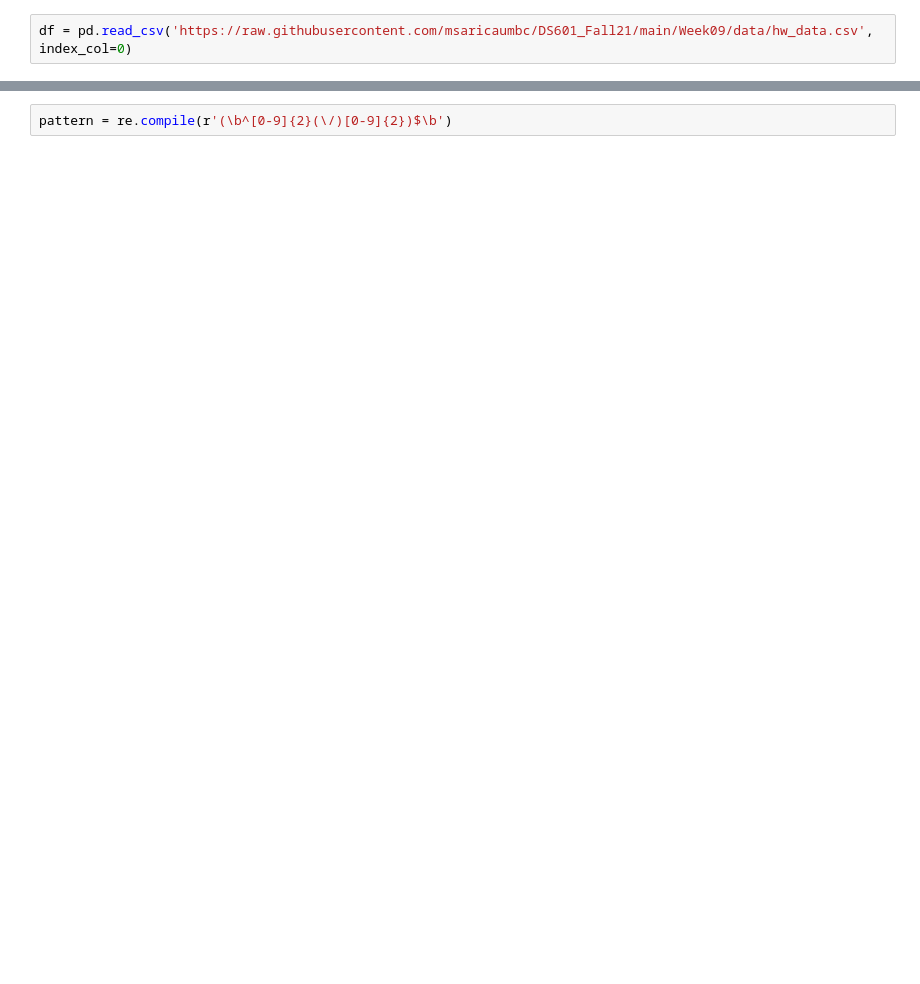
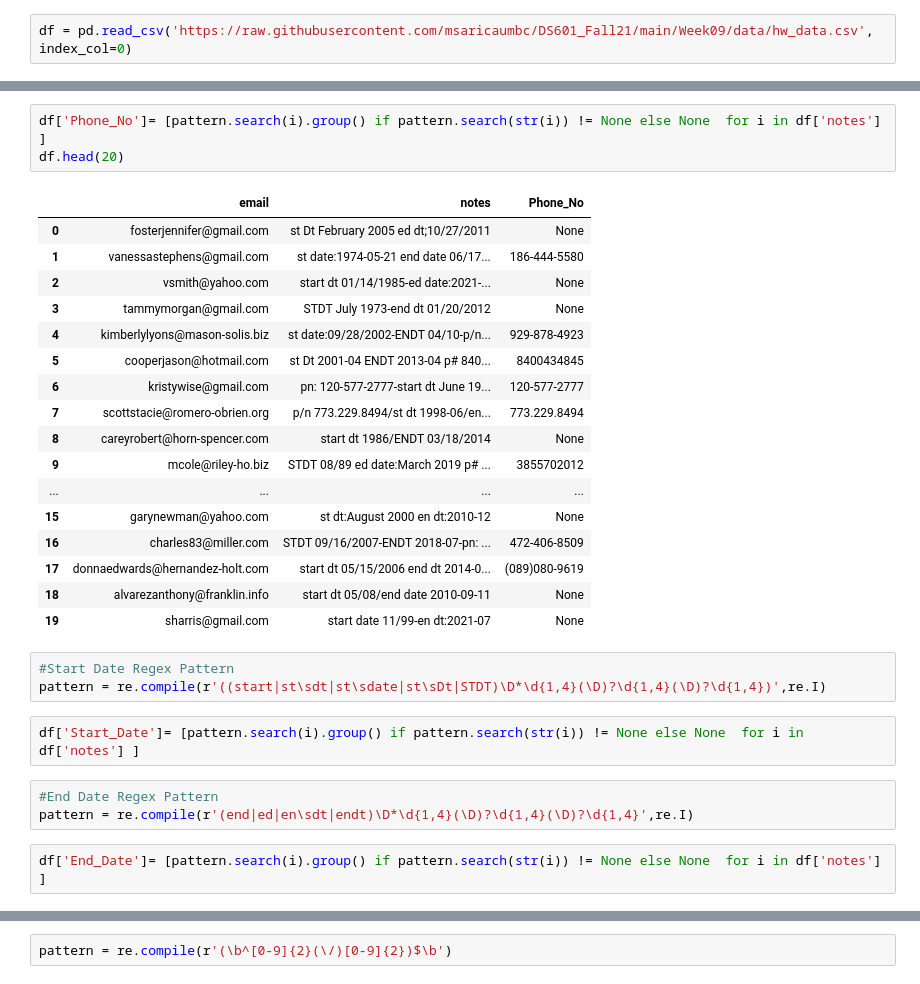
Before and after one commit to ssoni1/Python, a Jupyter notebook: Week09/Week09-homework.ipynb, the cells around one changed output, grey strips where cells are left out. Saved outputs shown, nothing was run; the diff lists cells and outputs as text; blank space fills up the shorter version.

```diff
--- a/Week09/Week09-homework.ipynb
+++ b/Week09/Week09-homework.ipynb
@@ -87,0 +40,31 @@ df
+# %%
+df['Phone_No']= [pattern.search(i).group() if pattern.search(str(i)) != None else None  for i in df['notes'] ]
+df.head(20)
+# %% [output]
+|  | email | notes | Phone_No |
+| 0 | fosterjennifer@gmail.com | st Dt February 2005 ed dt;10/27/2011 | None |
+| 1 | vanessastephens@gmail.com | st date:1974-05-21 end date 06/17... | 186-444-5580 |
+| 2 | vsmith@yahoo.com | start dt 01/14/1985-ed date:2021-... | None |
+| 3 | tammymorgan@gmail.com | STDT July 1973-end dt 01/20/2012 | None |
+| 4 | kimberlylyons@mason-solis.biz | st date:09/28/2002-ENDT 04/10-p/n... | 929-878-4923 |
+| 5 | cooperjason@hotmail.com | st Dt 2001-04 ENDT 2013-04 p# 840... | 8400434845 |
+| 6 | kristywise@gmail.com | pn: 120-577-2777-start dt June 19... | 120-577-2777 |
+| 7 | scottstacie@romero-obrien.org | p/n 773.229.8494/st dt 1998-06/en... | 773.229.8494 |
+| 8 | careyrobert@horn-spencer.com | start dt 1986/ENDT 03/18/2014 | None |
+| 9 | mcole@riley-ho.biz | STDT 08/89 ed date:March 2019 p# ... | 3855702012 |
+| ... | ... | ... | ... |
+| 15 | garynewman@yahoo.com | st dt:August 2000 en dt:2010-12 | None |
+| 16 | charles83@miller.com | STDT 09/16/2007-ENDT 2018-07-pn: ... | 472-406-8509 |
+| 17 | donnaedwards@hernandez-holt.com | start dt 05/15/2006 end dt 2014-0... | (089)080-9619 |
+| 18 | alvarezanthony@franklin.info | start dt 05/08/end date 2010-09-11 | None |
+| 19 | sharris@gmail.com | start date 11/99-en dt:2021-07 | None |
+# %%
+#Start Date Regex Pattern
+pattern = re.compile(r'((start|st\sdt|st\sdate|st\sDt|STDT)\D*\d{1,4}(\D)?\d{1,4}(\D)?\d{1,4})',re.I)
+# %%
+df['Start_Date']= [pattern.search(i).group() if pattern.search(str(i)) != None else None  for i in df['notes'] ]
+# %%
+#End Date Regex Pattern
+pattern = re.compile(r'(end|ed|en\sdt|endt)\D*\d{1,4}(\D)?\d{1,4}(\D)?\d{1,4}',re.I)
+# %%
+df['End_Date']= [pattern.search(i).group() if pattern.search(str(i)) != None else None  for i in df['notes'] ]
```
Also changed, not shown: parts of 31 cells of this notebook.
